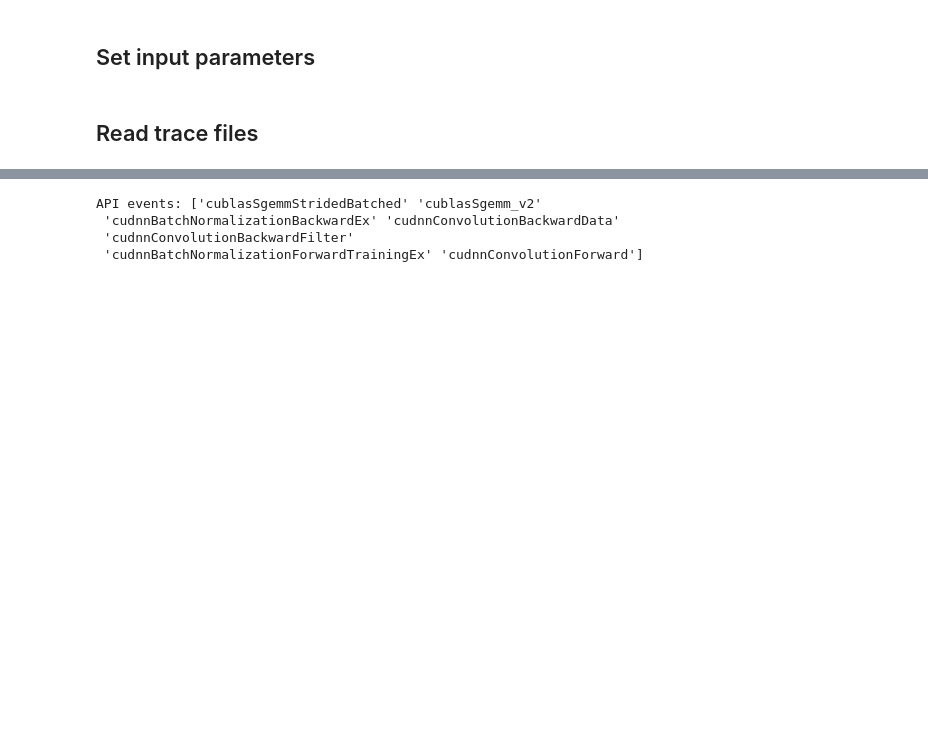
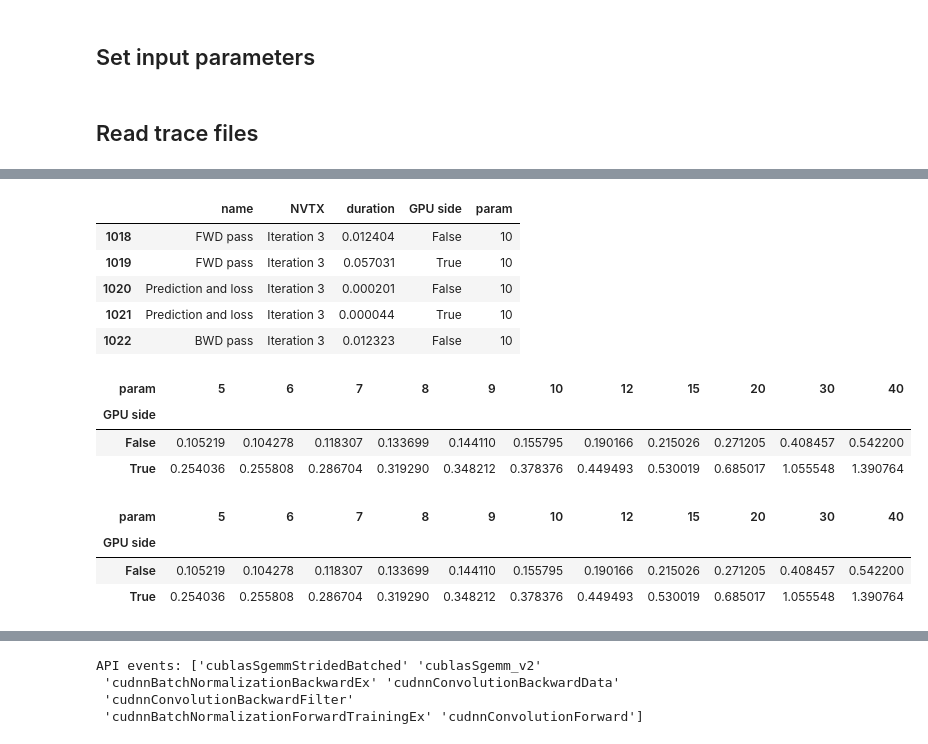
Before and after one commit to pyotr777/nsystraceparser, a Jupyter notebook: aggregateTimeFromMultipleTraces.ipynb, the cells around one changed output, grey strips where cells are left out. Drawn from its saved outputs; the diff is of its cells as text; code cells hidden in the pictures; blank space fills up the shorter version.

```diff
--- a/aggregateTimeFromMultipleTraces.ipynb
+++ b/aggregateTimeFromMultipleTraces.ipynb
@@ -98,0 +119,29 @@ Reading /Users/peterbryzgalov/work/ML/nsystraceparser/logs/mouse.cont/traces/202
+# %%
+times = results.copy()
+times['NVTX'] = times['NVTX'].fillna('')
+# Use only iterations 3 and 4
+times = times[(times['NVTX'].str.contains('Iteration 3')) | (times['NVTX'].str.contains('Iteration 4'))]
+# Calculate aggregate time for FWD pass, loss, BWD pass and optupdate for GPU and CPU for each MBS
+times = times[(times['name'].isin(['FWD pass', 'BWD pass','Prediction and loss','Optimizer update']))]
+display(times.head())
+times = times.groupby(['GPU side','param']).agg('sum').reset_index(drop=False)
+times['param'] = times['param'].astype(int)
+times = times.pivot(columns='param',values='duration',index='GPU side')
+display(times.head())
+
+times
+# %% [output]
+|  | name | NVTX | duration | GPU side | param |
+| 1018 | FWD pass | Iteration 3 | 0.012404 | False | 10 |
+| 1019 | FWD pass | Iteration 3 | 0.057031 | True | 10 |
+| 1020 | Prediction and loss | Iteration 3 | 0.000201 | False | 10 |
+| 1021 | Prediction and loss | Iteration 3 | 0.000044 | True | 10 |
+| 1022 | BWD pass | Iteration 3 | 0.012323 | False | 10 |
+| param | 5 | 6 | 7 | 8 | 9 | 10 | 12 | 15 | 20 | 30 | 40 |
+| GPU side |  |  |  |  |  |  |  |  |  |  |  |
+| False | 0.105219 | 0.104278 | 0.118307 | 0.133699 | 0.144110 | 0.155795 | 0.190166 | 0.215026 | 0.271205 | 0.408457 | 0.542200 |
+| True | 0.254036 | 0.255808 | 0.286704 | 0.319290 | 0.348212 | 0.378376 | 0.449493 | 0.530019 | 0.685017 | 1.055548 | 1.390764 |
+| param | 5 | 6 | 7 | 8 | 9 | 10 | 12 | 15 | 20 | 30 | 40 |
+| GPU side |  |  |  |  |  |  |  |  |  |  |  |
+| False | 0.105219 | 0.104278 | 0.118307 | 0.133699 | 0.144110 | 0.155795 | 0.190166 | 0.215026 | 0.271205 | 0.408457 | 0.542200 |
+| True | 0.254036 | 0.255808 | 0.286704 | 0.319290 | 0.348212 | 0.378376 | 0.449493 | 0.530019 | 0.685017 | 1.055548 | 1.390764 |
```
Also changed, not shown: parts of 7 cells of this notebook, 7 other files.
